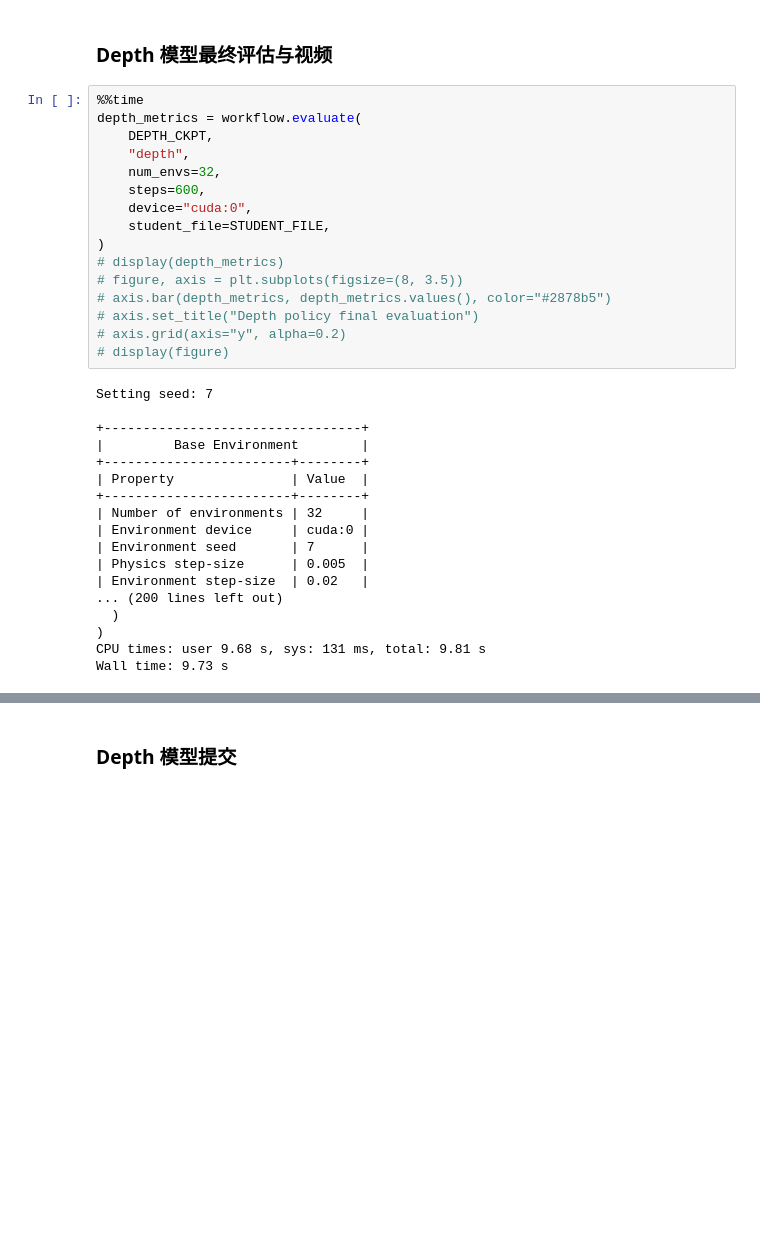
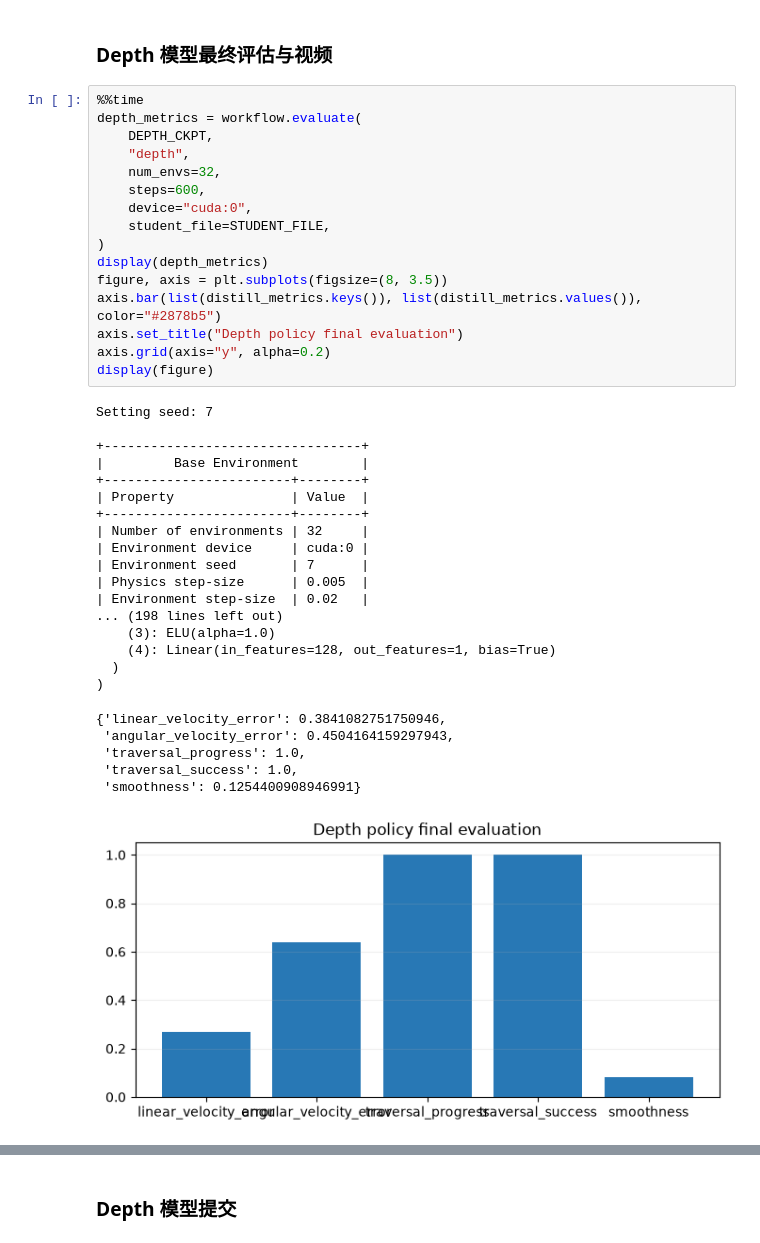
Before and after one commit to IC-Alan/exp07_rough_walk, a Jupyter notebook: notebook.ipynb, the cells around one changed output, grey strips where cells are left out. Saved outputs shown, nothing was run; the diff lists cells and outputs as text; blank space fills up the shorter version.

```diff
--- a/notebook.ipynb
+++ b/notebook.ipynb
@@ -363,34 +372,40 @@ Curriculum/terrain_levels/pyramid_stairs: 0.2800
 # %%
 %%time
 depth_metrics = workflow.evaluate(
     DEPTH_CKPT,
     "depth",
     num_envs=32,
     steps=600,
     device="cuda:0",
     student_file=STUDENT_FILE,
 )
-# display(depth_metrics)
-# figure, axis = plt.subplots(figsize=(8, 3.5))
-# axis.bar(depth_metrics, depth_metrics.values(), color="#2878b5")
-# axis.set_title("Depth policy final evaluation")
-# axis.grid(axis="y", alpha=0.2)
-# display(figure)
+display(depth_metrics)
+figure, axis = plt.subplots(figsize=(8, 3.5))
+axis.bar(list(distill_metrics.keys()), list(distill_metrics.values()), color="#2878b5")
+axis.set_title("Depth policy final evaluation")
+axis.grid(axis="y", alpha=0.2)
+display(figure)
 # %% [output]
 Setting seed: 7
 
 +---------------------------------+
 |         Base Environment        |
 +------------------------+--------+
 | Property               | Value  |
 +------------------------+--------+
 | Number of environments | 32     |
 | Environment device     | cuda:0 |
 | Environment seed       | 7      |
 | Physics step-size      | 0.005  |
 | Environment step-size  | 0.02   |
-... (200 lines left out)
+... (198 lines left out)
+    (3): ELU(alpha=1.0)
+    (4): Linear(in_features=128, out_features=1, bias=True)
   )
 )
-CPU times: user 9.68 s, sys: 131 ms, total: 9.81 s
-Wall time: 9.73 s
+{'linear_velocity_error': 0.3841082751750946,
+ 'angular_velocity_error': 0.4504164159297943,
+ 'traversal_progress': 1.0,
+ 'traversal_success': 1.0,
+ 'smoothness': 0.1254400908946991}
+[figure, added]
```
Also changed, not shown: parts of 7 cells of this notebook.
